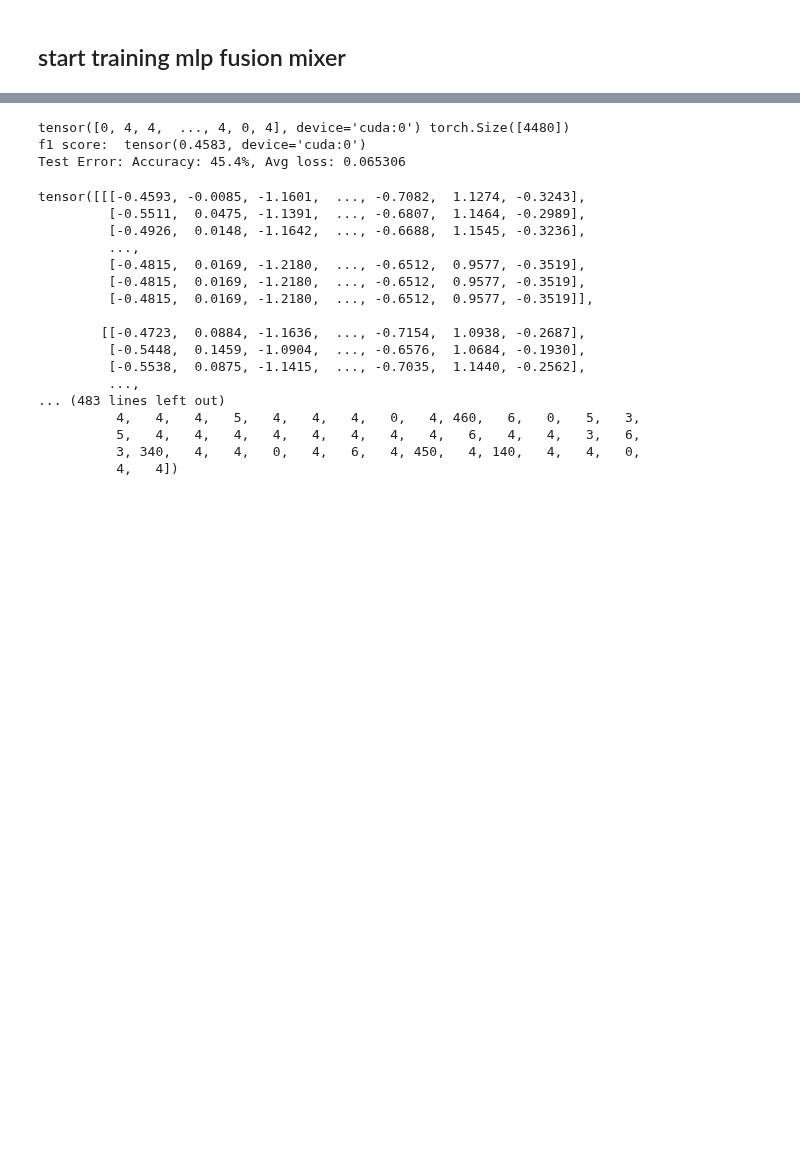
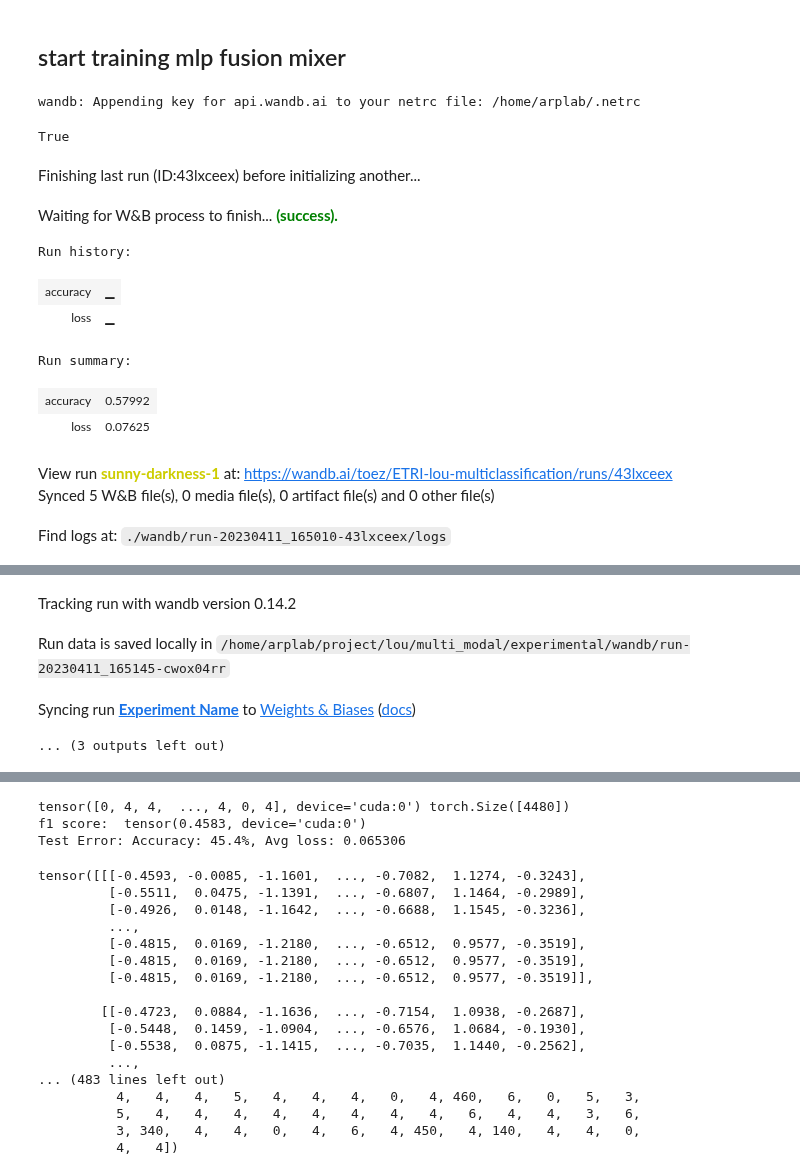
Before and after one commit to ARP-Lab/multi_modal, a Jupyter notebook: experimental/l_model_for_classification_CNN.ipynb, the cells around one changed output, grey strips where cells are left out. Saved outputs shown, nothing was run; the diff lists cells and outputs as text; code cells hidden in the pictures; blank space fills up the shorter version.

Commit message:
done! add wandb

```diff
--- a/experimental/l_model_for_classification_CNN.ipynb
+++ b/experimental/l_model_for_classification_CNN.ipynb
@@ -590,31 +576,43 @@ class MLPNetwork_pre(nn.Module):
         return output
 
 class ConvNetwork_pre(nn.Module):
-    def __init__(self, input_channel):
+    def __init__(self):
         super().__init__()
-        self.conv1 = nn.Conv1d(in_channels = input_channel, out_channels= 32, kernel_size = 3, padding = 1)
+        self.conv1 = nn.Conv1d(in_channels = 1, out_channels= 1, kernel_size = 16)
         self.relu1 = nn.ReLU()
-        self.conv2 = nn.Conv1d(in_channels = 32, out_channels = 20, kernel_size = 3, padding = 1)
+        self.conv2 = nn.Conv1d(in_channels = 1, out_channels = 1, kernel_size = 16)
         self.relu2 = nn.ReLU()
 
     def forward(self, x):
+        x = torch.transpose(x, 1,2)
         x = self.conv1(x)
         x = self.relu1(x)
         x = self.conv2(x)
         output = self.relu2(x)
         return output
 
+class ConvNetwork_middle(nn.Module):
+    def __init__(self):
+        super().__init__()
+        self.conv1 = nn.Conv1d(in_channels=2, out_channels=1, kernel_size=11)
+        self.relu1 = nn.ReLU()
+
+    def forward(self, x):
+        x = self.conv1(x)
+        output = self.relu1(x)
+        return output.squeeze()
+
 class ConvNetwork_final(nn.Module):
-    def __init__(self, input_channel):
+    def __init__(self):
         super().__init__()
-        self.conv2d_1 = nn.Conv2d(in_channels = input_channel, out_channels = 64, kernel_size=2)
+        self.conv2d_1 = nn.Conv2d(in_channels = 10, out_channels = 64, kernel_size=2)
         self.leakyrelu_1 = nn.LeakyReLU()
         self.maxpool2d_1 = nn.MaxPool2d(2)
         self.conv2d_2 = nn.Conv2d(in_channels = 64, out_channels = 32, kernel_size=2)
         self.leakyrelu_2 = nn.LeakyReLU()
         self.maxpool2d_2 = nn.MaxPool2d(2)
         self.flatten = nn.Flatten()
-        self.fc1 = nn.Linear(896, 64)
+        self.fc1 = nn.Linear(1568, 64)
         self.leakyrelu_3 = nn.LeakyReLU()
         self.batchnorm = nn.BatchNorm1d(64)
         self.drop = nn.Dropout(p=0.25)
@@ -886,6 +885,44 @@ loss_fn = weighted_MSELoss(weight = weight_for_class).to(device) # multi target
 lr = 1e-4
 
 # optimizer = optim.SGD(model_tf_mixer.parameters(), lr=lr) # classification
-optimizer = optim.Adam(model_tf_cnn_mixer.parameters(), lr=lr) # regression
+optimizer = optim.Adagrad(model_tf_cnn_mixer.parameters(), lr=lr) # regression
 # %% [markdown]
 ## start training mlp fusion mixer
+# %%
+import wandb
+
+!wandb login --relogin "9bccad4ccb69d37aa82b7b6b8e2e2d3c54f79ab1"
+wandb.login()
+# %% [output]
+wandb: Appending key for api.wandb.ai to your netrc file: /home/arplab/.netrc
+True
+# %%
+#wandb
+epochs = 50
+
+wandb.init(
+    # set the wandb project where this run will be logged
+    project="ETRI-lou-multiclassification",
+    name = f'Experiment Name',
+    # track hyperparameters and run metadata
+    config={
+    "learning_rate": lr,
+    "architecture": "CNN Tensor Fusion Mixer",
+    "dataset": "ETRI Kemdy20",
+    "epochs": epochs,
+    "Optimizer": optimizer.__class__.__name__,
+    "Loss": loss_fn.__class__.__name__
+    }
+)
+# %% [output]
+Finishing last run (ID:43lxceex) before initializing another...
+Waiting for W&B process to finish... (success).
+Run history:
+| accuracy | ▁ |
+| loss | ▁ |
+Run summary:
+| accuracy | 0.57992 |
+| loss | 0.07625 |
+View run sunny-darkness-1 at: https://wandb.ai/toez/ETRI-lou-multiclassification/runs/43lxceex
+Synced 5 W&B file(s), 0 media file(s), 0 artifact file(s) and 0 other file(s)
+Find logs at: ./wandb/run-20230411_165010-43lxceex/logs
@@ -892,2 +930,6 @@ optimizer = optim.Adam(model_tf_cnn_mixer.parameters(), lr=lr) # regression
+Tracking run with wandb version 0.14.2
+Run data is saved locally in /home/arplab/project/lou/multi_modal/experimental/wandb/run-20230411_165145-cwox04rr
+Syncing run Experiment Name to Weights & Biases (docs)
+... (3 outputs left out)
 # %%
 # Set the Training Parameters
```
Also changed, not shown: parts of 26 cells of this notebook, 1 other file.
